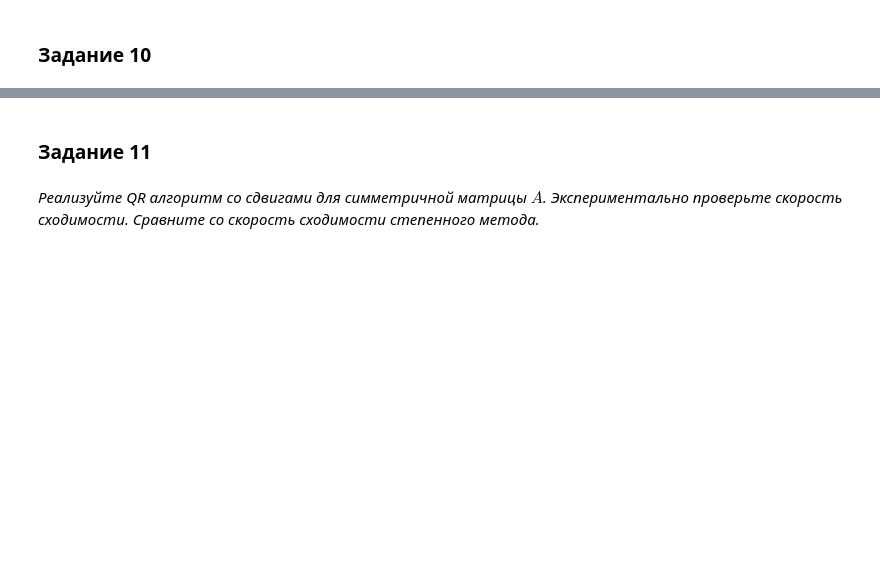
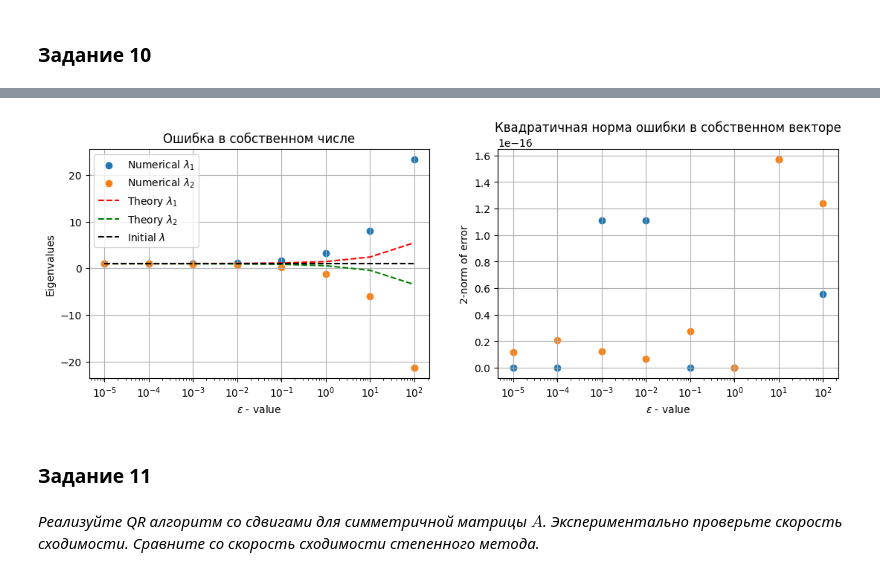
Before and after one commit to isvoropaev02/matrix_algorithms, a Jupyter notebook: lab4/lab4schur.ipynb, the cells around one changed output, grey strips where cells are left out. Saved outputs shown, nothing was run; the diff lists cells and outputs as text; code cells hidden in the pictures; blank space fills up the shorter version.

```diff
--- a/lab4/lab4schur.ipynb
+++ b/lab4/lab4schur.ipynb
@@ -460,0 +487,19 @@ $$A=\begin{pmatrix}1&a\\\epsilon&1\end{pmatrix},$$
+# %%
+eps = np.logspace(-5, 2, 8, dtype=np.float64)
+eigvals_arr = np.empty(shape=(eps.shape[0], 2), dtype=np.float64)
+eigvecs_arr = np.empty(shape=(eps.shape[0], 2, 2), dtype=np.float64)
+eigvals_arr_theory = np.empty(shape=(eps.shape[0], 2), dtype=np.float64)
+norm_eigvec_err = np.empty(shape=(eps.shape[0], 2), dtype=np.float64)
+for i in range(eps.shape[0]):
+    A = np.array([[1., a], [eps[i], 1.]], dtype=np.float64)
+    eigvals_arr[i], eigvecs_arr[i] = np.linalg.eig(A)
+    v1 = np.array([1, np.sqrt(eps[i]/a)], dtype=np.float64)
+    v1 /= np.linalg.norm(v1, 2)
+    v2 = np.array([-1, np.sqrt(eps[i]/a)], dtype=np.float64)
+    v2 /= np.linalg.norm(v2, 2)
+    eigvals_arr_theory[i] = np.array([1 + np.sqrt(eps[i] / a), 1 - np.sqrt(eps[i] / a)], dtype=np.float64)
+    norm_eigvec_err[i] = np.array([np.linalg.norm(v1-eigvecs_arr[i, :, 0], 2), np.linalg.norm(v2-eigvecs_arr[i, :, 1], 2)], dtype=np.float64)
+    print(eigvals_arr[i])
+    print(eigvals_arr_theory[i])
+    print(eps[i])
+    print()
@@ -461,3 +524,31 @@ $$A=\begin{pmatrix}1&a\\\epsilon&1\end{pmatrix},$$
+# %%
+fig1 = plt.figure(figsize=[13,4])
+
+ax_1 = fig1.add_subplot(121)
+ax_1.set_title('Ошибка в собственном числе')
+ax_1.scatter(eps, eigvals_arr[:, 0], label=r'Numerical $\lambda_1$')
+ax_1.scatter(eps, eigvals_arr[:, 1], label=r'Numerical $\lambda_2$')
+ax_1.plot(eps, eigvals_arr_theory[:, 0], 'r--', label=r'Theory $\lambda_1$')
+ax_1.plot(eps, eigvals_arr_theory[:, 1], 'g--', label=r'Theory $\lambda_2$')
+ax_1.plot(eps, [1]*eps.shape[0], 'k--', label=r'Initial $\lambda$')
+ax_1.set_xlabel(r'$\epsilon$ - value')
+ax_1.set_ylabel('Eigenvalues')
+ax_1.set_xscale('log')
+ax_1.legend()
+ax_1.grid()
+
+ax_2 = fig1.add_subplot(122)
+ax_2.set_title('Квадратичная норма ошибки в собственном векторе')
+ax_2.scatter(eps, norm_eigvec_err[:, 0], label=r'$v1$')
+ax_2.scatter(eps, norm_eigvec_err[:, 1], label=r'$v2$')
+ax_2.set_xlabel(r'$\epsilon$ - value')
+ax_2.set_ylabel('2-norm of error')
+ax_2.set_xscale('log')
+ax_2.grid()
+
+plt.show()
+# %% [output]
+[figure, added]
 # %% [markdown]
 ### Задание 11
 # %% [markdown]
```
Also changed, not shown: parts of 15 cells of this notebook, 1 other file.
